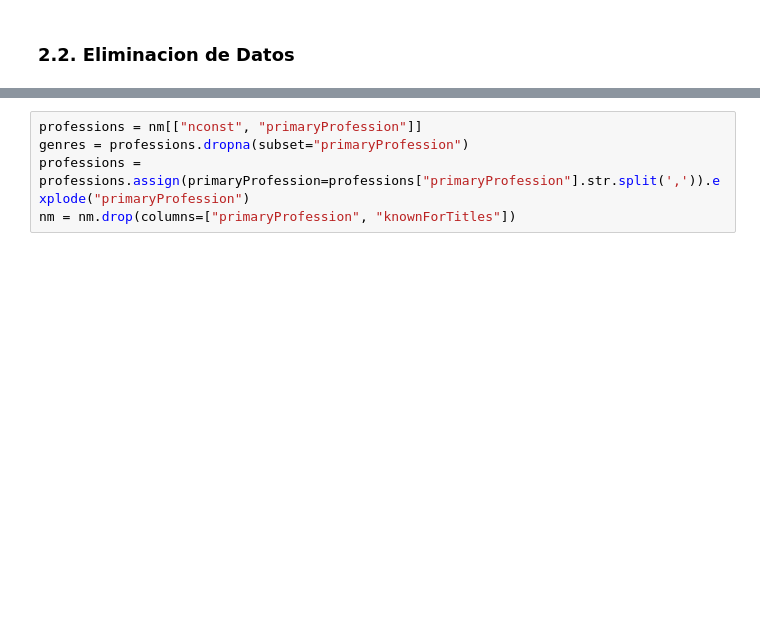
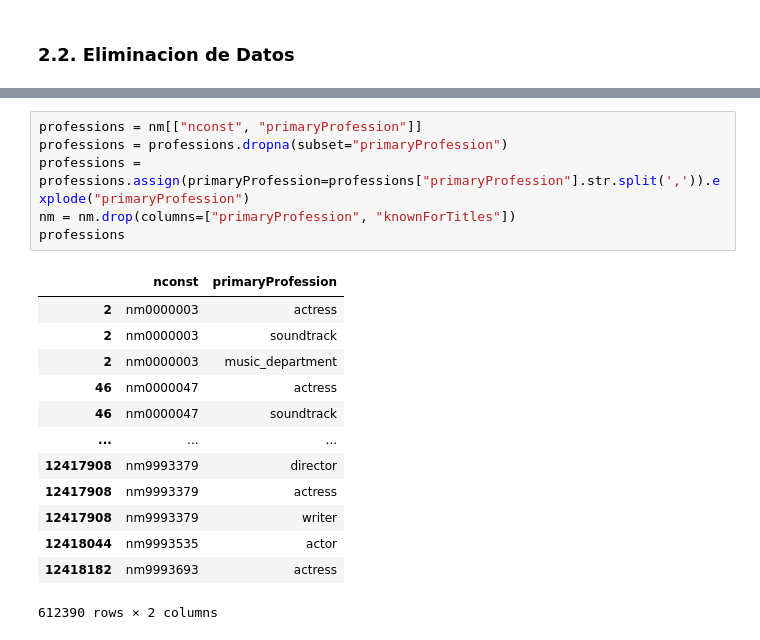
Before and after one commit to Michea1023/Cinema, a Jupyter notebook: ETL.ipynb, the cells around one changed output, grey strips where cells are left out. Drawn from its saved outputs; the diff is of its cells as text; blank space fills up the shorter version.

```diff
--- a/ETL.ipynb
+++ b/ETL.ipynb
@@ -53,8 +68,23 @@ tt = pd.merge(tt, rev, on="tconst", how="left")
 # %%
 professions = nm[["nconst", "primaryProfession"]]
-genres = professions.dropna(subset="primaryProfession")
+professions = professions.dropna(subset="primaryProfession")
 professions = professions.assign(primaryProfession=professions["primaryProfession"].str.split(',')).explode("primaryProfession")
 nm = nm.drop(columns=["primaryProfession", "knownForTitles"])
+professions
+# %% [output]
+|  | nconst | primaryProfession |
+| 2 | nm0000003 | actress |
+| 2 | nm0000003 | soundtrack |
+| 2 | nm0000003 | music_department |
+| 46 | nm0000047 | actress |
+| 46 | nm0000047 | soundtrack |
+| ... | ... | ... |
+| 12417908 | nm9993379 | director |
+| 12417908 | nm9993379 | actress |
+| 12417908 | nm9993379 | writer |
+| 12418044 | nm9993535 | actor |
+| 12418182 | nm9993693 | actress |
+612390 rows × 2 columns
 # %%
 genres = tt[["tconst", "genres"]]
 genres = genres.dropna(subset="genres")
```
Also changed, not shown: parts of 16 cells of this notebook, 1 other file.
